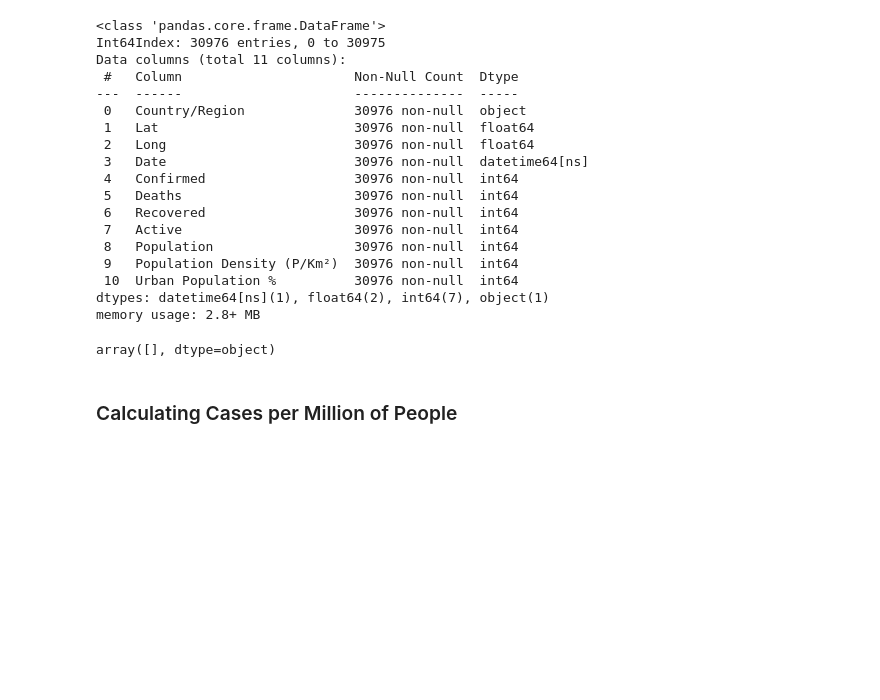
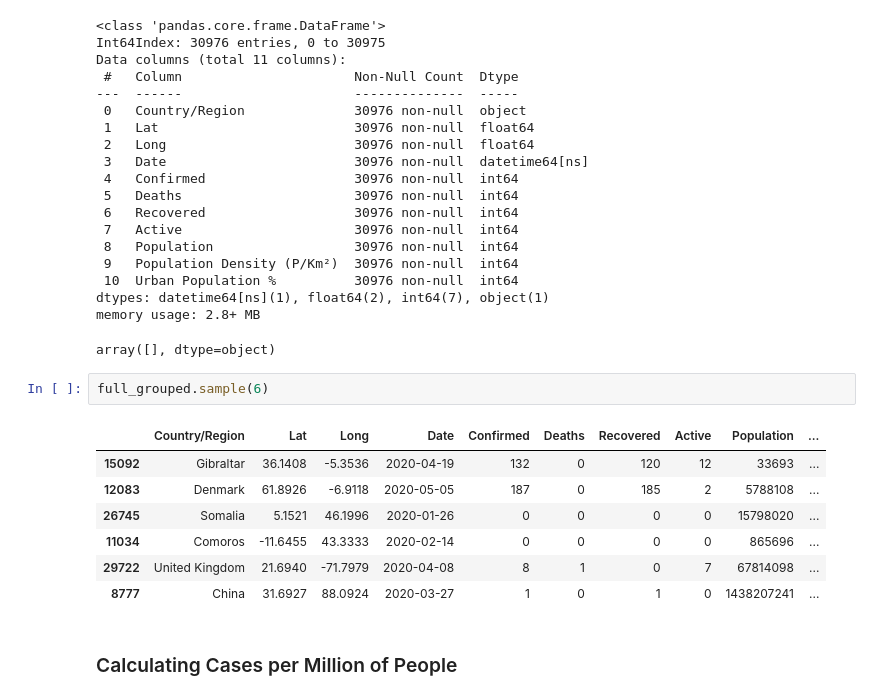
Before and after one commit to SALajes/iart-regression-modeling, a Jupyter notebook: Covid19.ipynb, the cells around one changed output. Cells and saved outputs as stored; diff of their text form; blank space fills up the shorter version.

```diff
--- a/Covid19.ipynb
+++ b/Covid19.ipynb
@@ -200,5 +200,15 @@ Data columns (total 11 columns):
 dtypes: datetime64[ns](1), float64(2), int64(7), object(1)
 memory usage: 2.8+ MB
 array([], dtype=object)
+# %%
+full_grouped.sample(6)
+# %% [output]
+|  | Country/Region | Lat | Long | Date | Confirmed | Deaths | Recovered | Active | Population | ... |
+| 15092 | Gibraltar | 36.1408 | -5.3536 | 2020-04-19 | 132 | 0 | 120 | 12 | 33693 | ... |
+| 12083 | Denmark | 61.8926 | -6.9118 | 2020-05-05 | 187 | 0 | 185 | 2 | 5788108 | ... |
+| 26745 | Somalia | 5.1521 | 46.1996 | 2020-01-26 | 0 | 0 | 0 | 0 | 15798020 | ... |
+| 11034 | Comoros | -11.6455 | 43.3333 | 2020-02-14 | 0 | 0 | 0 | 0 | 865696 | ... |
+| 29722 | United Kingdom | 21.6940 | -71.7979 | 2020-04-08 | 8 | 1 | 0 | 7 | 67814098 | ... |
+| 8777 | China | 31.6927 | 88.0924 | 2020-03-27 | 1 | 0 | 1 | 0 | 1438207241 | ... |
 # %% [markdown]
 ### Calculating Cases per Million of People
```
Also changed, not shown: parts of 13 cells of this notebook.
